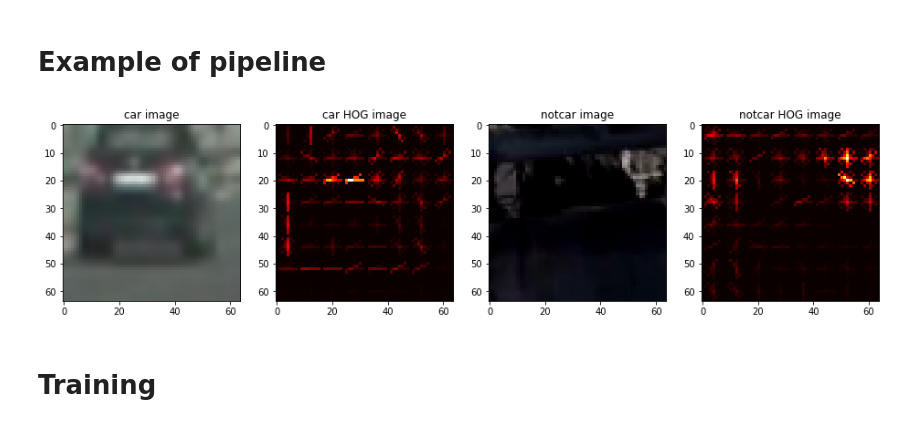
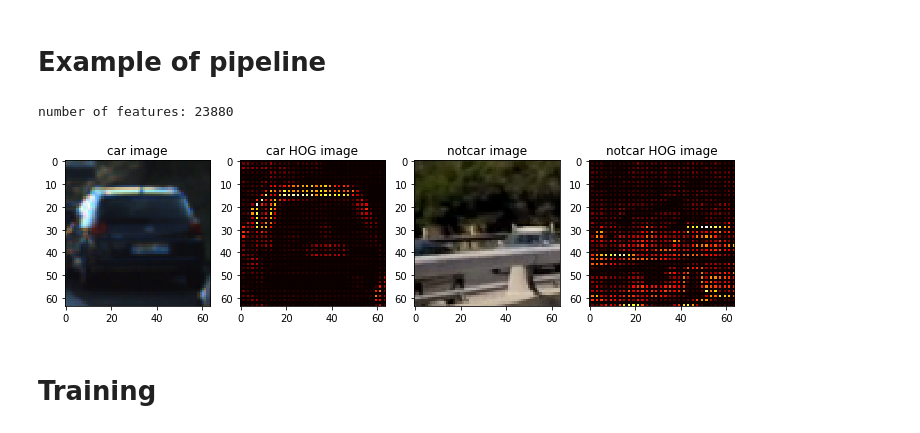
Before and after one commit to ChandlerTayek/CarND-Vehicle-Detection-P5, a Jupyter notebook: pipeline.ipynb, the cells around one changed output. Drawn from its saved outputs; the diff is of its cells as text; code cells hidden in the pictures.

```diff
--- a/pipeline.ipynb
+++ b/pipeline.ipynb
@@ -411,37 +411,39 @@ car_ind = np.random.random_integers(0, (len(cars)-1))
 notcar_ind = np.random.random_integers(0, (len(notcars)-1))
 
 # Read in car / not-car images
 car_image = mpimg.imread(cars[car_ind])
 notcar_image = mpimg.imread(notcars[notcar_ind])
 
 # Define feature parameters
-color_space = 'RGB' # Can be RGB, HSV, LUV, HLS, YUV, YCrCb
+color_space = 'YCrCb' # Can be RGB, HSV, LUV, HLS, YUV, YCrCb
 orient = 6
-pix_per_cell = 8
+pix_per_cell = 2
 cell_per_block = 2
 hog_channel = 0 # Can be 0, 1, 2, "ALL"
 spatial_size = (16, 16) # Spatial binning dimensions
 hist_bins = 16
 spatial_feat = True # Spatial features on or off
 hist_feat = True # Histogram features on or off
 hog_feat = True # HOG features on or off
 
 car_features, car_hog_image = single_img_features(car_image, color_space=color_space, spatial_size=spatial_size,
                         hist_bins = hist_bins, orient = orient,
                         pix_per_cell=pix_per_cell, cell_per_block=cell_per_block, hog_channel=hog_channel,
                         spatial_feat=spatial_feat, hist_feat=hist_feat, hog_feat=hog_feat, vis=True)
 
 notcar_features, notcar_hog_image = single_img_features(notcar_image, color_space=color_space, spatial_size=spatial_size,
                         hist_bins = hist_bins, orient = orient,
                         pix_per_cell=pix_per_cell, cell_per_block=cell_per_block, hog_channel=hog_channel,
                         spatial_feat=spatial_feat, hist_feat=hist_feat, hog_feat=hog_feat, vis=True)
 
 images = [car_image, car_hog_image, notcar_image, notcar_hog_image]
 titles = ['car image', 'car HOG image', 'notcar image', 'notcar HOG image']
-fig = plt.figure(figsize=(16,4))#, dpi=80)
+fig = plt.figure(figsize=(12,6))#, dpi=80)
 visualize(fig, 1, 4, images, titles)
+print('number of features: ' + str(car_features.shape[0]))
 # %% [output]
+number of features: 23880
-[figure, old version]
+[figure, new version]
 # %% [markdown]
 # Training
 # %%
```
Also changed, not shown: parts of 7 cells of this notebook, 1 other file.
